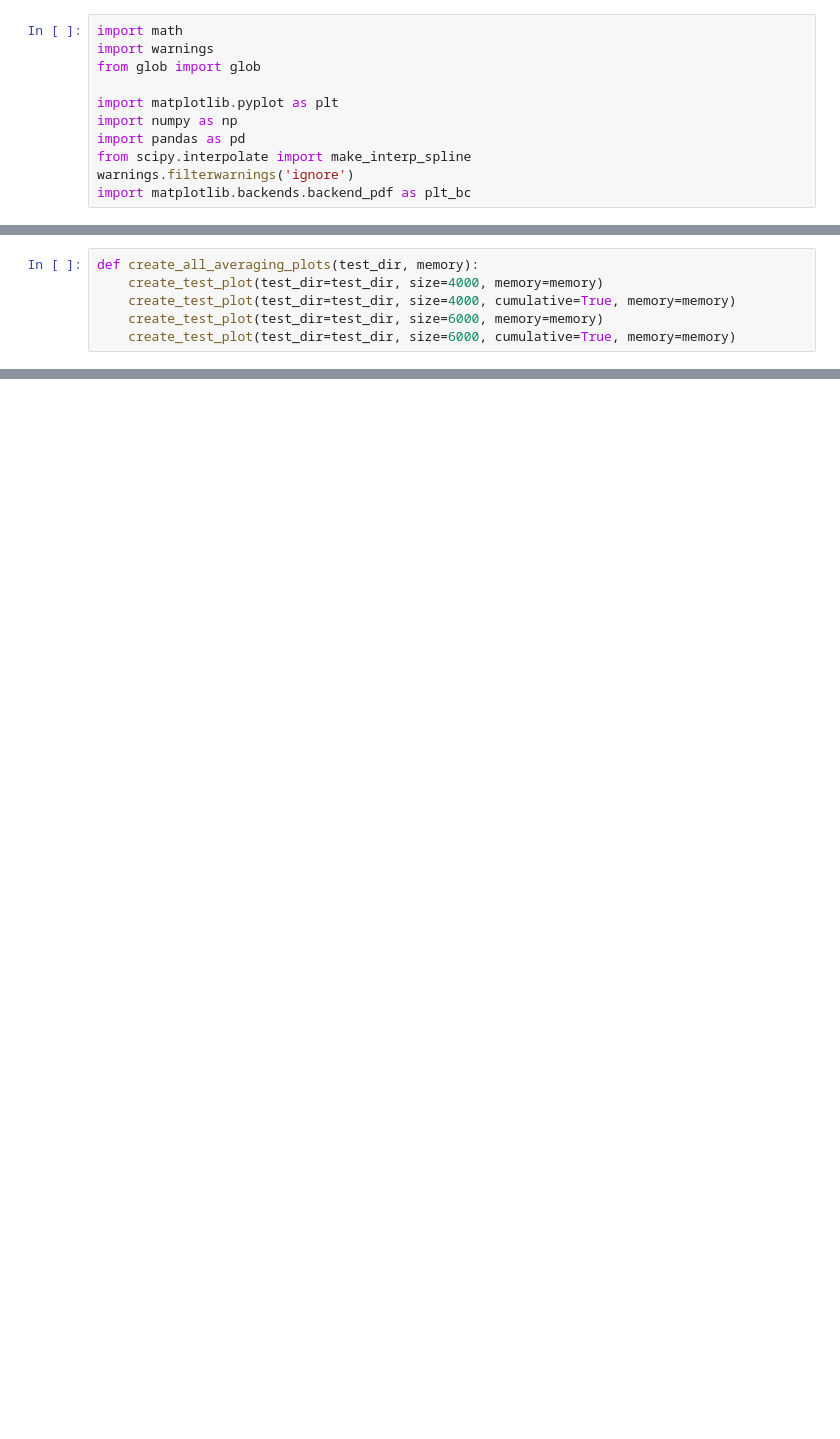
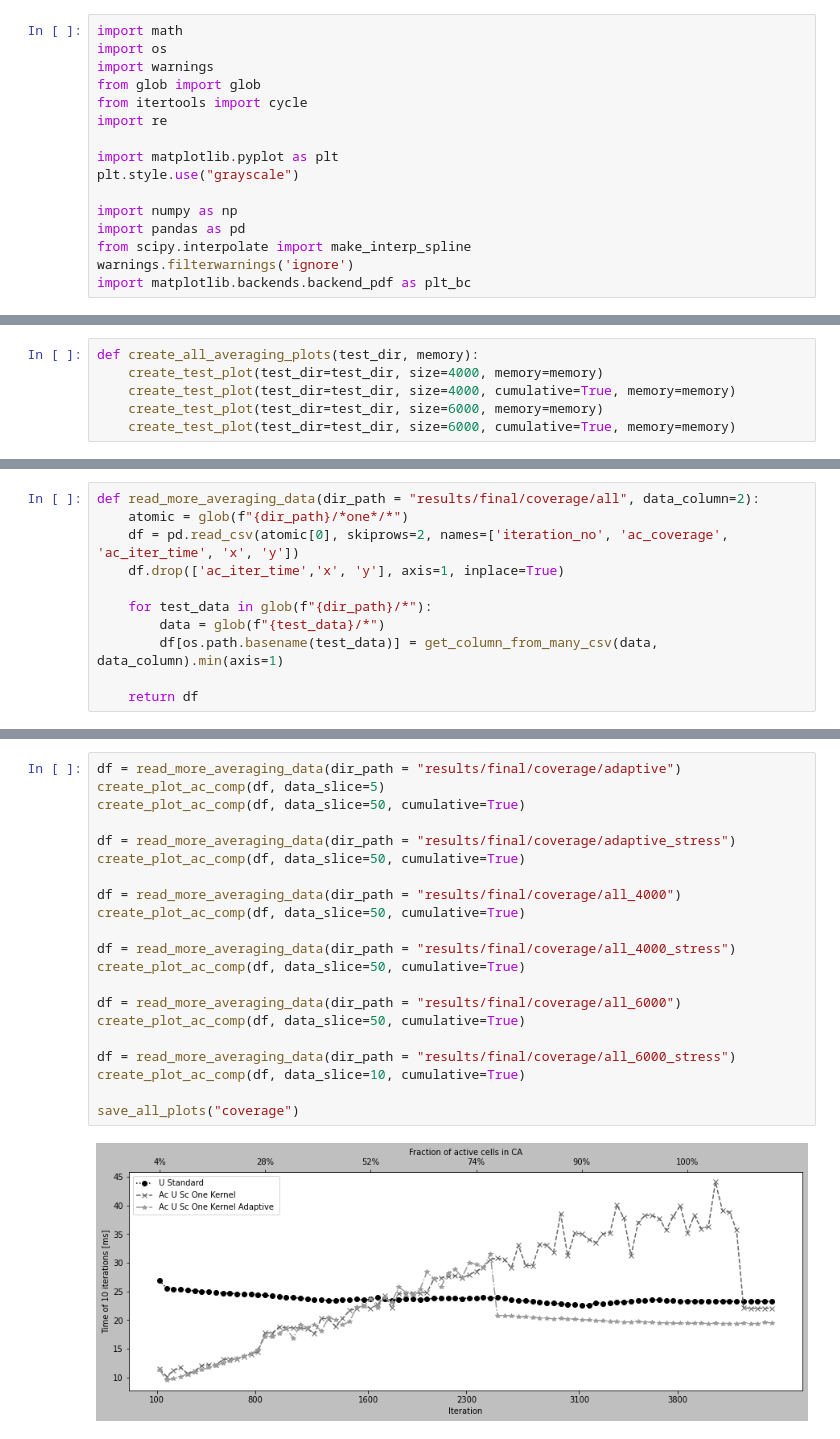
Before and after one commit to prenc/saturated-flow-thesis, a Jupyter notebook: coverage_evaluation.ipynb, the cells around one changed output, grey strips where cells are left out. Cells and saved outputs as stored; diff of their text form; blank space fills up the shorter version.

Commit message:
Final paper test cases

```diff
--- a/coverage_evaluation.ipynb
+++ b/coverage_evaluation.ipynb
@@ -1,9 +1,14 @@
 # %%
 import math
+import os
 import warnings
 from glob import glob
+from itertools import cycle
+import re
 
 import matplotlib.pyplot as plt
+plt.style.use("grayscale")
+
 import numpy as np
 import pandas as pd
 from scipy.interpolate import make_interp_spline
@@ -174,0 +146,11 @@ Name: norm_iter_time, Length: 500, dtype: float64
+# %%
+def read_more_averaging_data(dir_path = "results/final/coverage/all", data_column=2):
+    atomic = glob(f"{dir_path}/*one*/*")
+    df = pd.read_csv(atomic[0], skiprows=2, names=['iteration_no', 'ac_coverage', 'ac_iter_time', 'x', 'y'])
+    df.drop(['ac_iter_time','x', 'y'], axis=1, inplace=True)
+
+    for test_data in glob(f"{dir_path}/*"):
+        data = glob(f"{test_data}/*")
+        df[os.path.basename(test_data)] = get_column_from_many_csv(data, data_column).min(axis=1)
+
+    return df
@@ -174,0 +214,23 @@ Name: norm_iter_time, Length: 500, dtype: float64
+# %%
+df = read_more_averaging_data(dir_path = "results/final/coverage/adaptive")
+create_plot_ac_comp(df, data_slice=5)
+create_plot_ac_comp(df, data_slice=50, cumulative=True)
+
+df = read_more_averaging_data(dir_path = "results/final/coverage/adaptive_stress")
+create_plot_ac_comp(df, data_slice=50, cumulative=True)
+
+df = read_more_averaging_data(dir_path = "results/final/coverage/all_4000")
+create_plot_ac_comp(df, data_slice=50, cumulative=True)
+
+df = read_more_averaging_data(dir_path = "results/final/coverage/all_4000_stress")
+create_plot_ac_comp(df, data_slice=50, cumulative=True)
+
+df = read_more_averaging_data(dir_path = "results/final/coverage/all_6000")
+create_plot_ac_comp(df, data_slice=50, cumulative=True)
+
+df = read_more_averaging_data(dir_path = "results/final/coverage/all_6000_stress")
+create_plot_ac_comp(df, data_slice=10, cumulative=True)
+
+save_all_plots("coverage")
+# %% [output]
+[figure, added]
```
Also changed, not shown: parts of 15 cells of this notebook, 1 other file.
